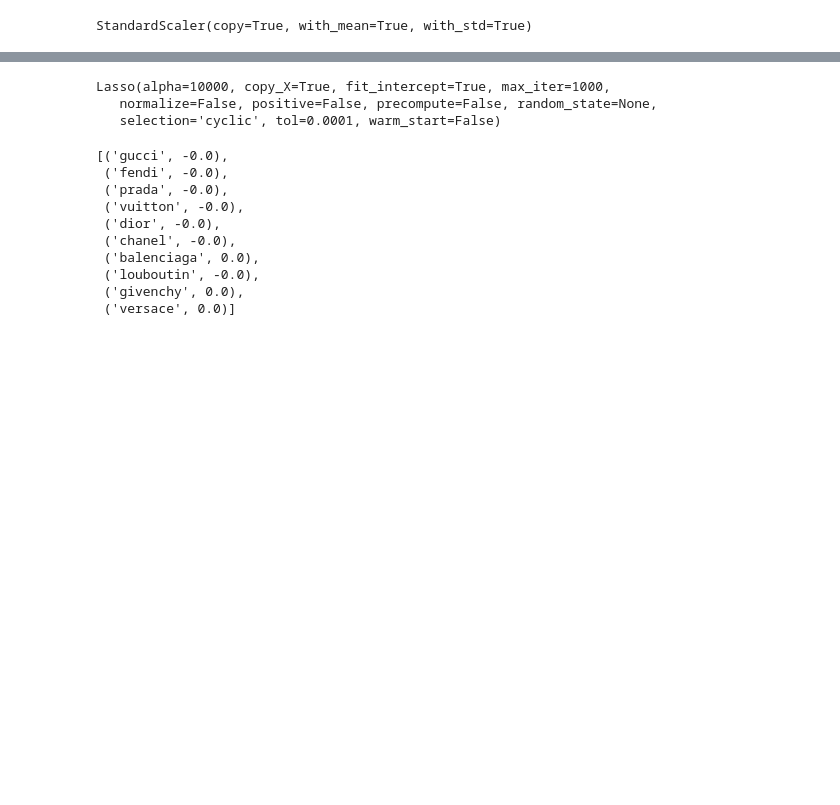
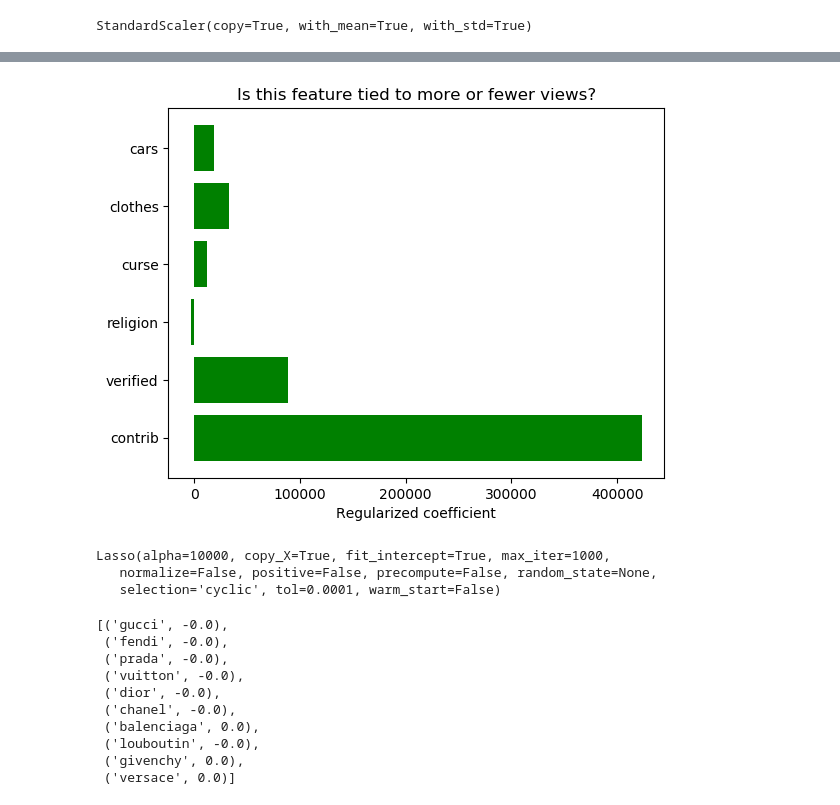
Before and after one commit to natdennett/luther, a Jupyter notebook: natdennett_luther.ipynb, the cells around one changed output, grey strips where cells are left out. Cells and saved outputs as stored; diff of their text form; code cells hidden in the pictures; blank space fills up the shorter version.

```diff
--- a/natdennett_luther.ipynb
+++ b/natdennett_luther.ipynb
@@ -498,3 +543,28 @@ Lasso(alpha=100, copy_X=True, fit_intercept=True, max_iter=1000,
+# %%
+# Fixing random state for reproducibility
+np.random.seed(19680801)
+
+
+plt.rcdefaults()
+fig, ax = plt.subplots()
+
+# Example data
+people = X_train.columns
+y_pos = np.arange(len(people))
+performance = lasso_model.coef_
+
+ax.barh(y_pos, performance, align='center',
+        color='green')
+ax.set_yticks(y_pos)
+ax.set_yticklabels(people)
+ax.invert_yaxis()  # labels read top-to-bottom
+ax.set_xlabel('Regularized coefficient')
+ax.set_title('Is this feature tied to more or fewer views?')
+
+plt.show()
+fig.savefig('features.svg')
+# %% [output]
+[figure, added]
 # %%
 X = df[['gucci', 'fendi','prada','vuitton','dior','chanel','balenciaga','louboutin','givenchy','versace']]
 y = df['views']
```
Also changed, not shown: parts of 21 cells of this notebook, 5 other files.
